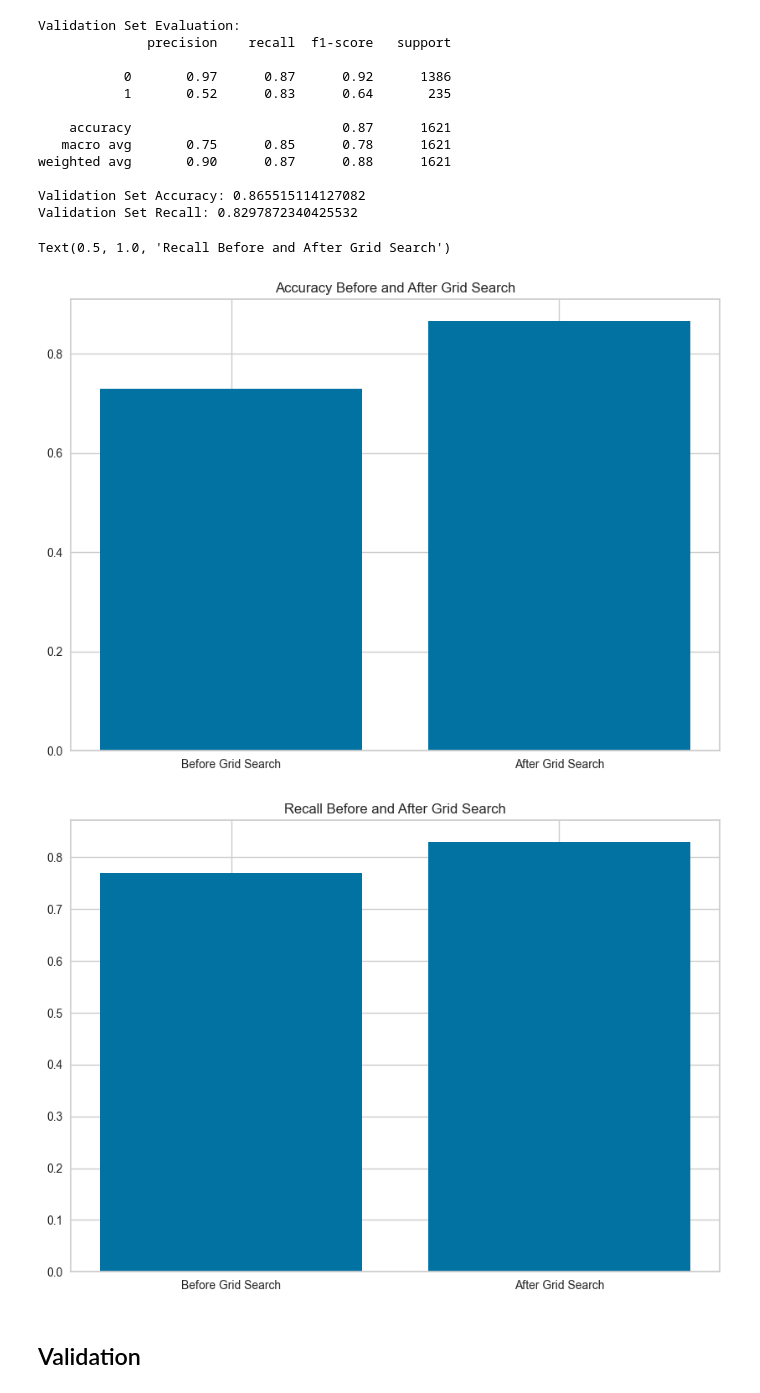
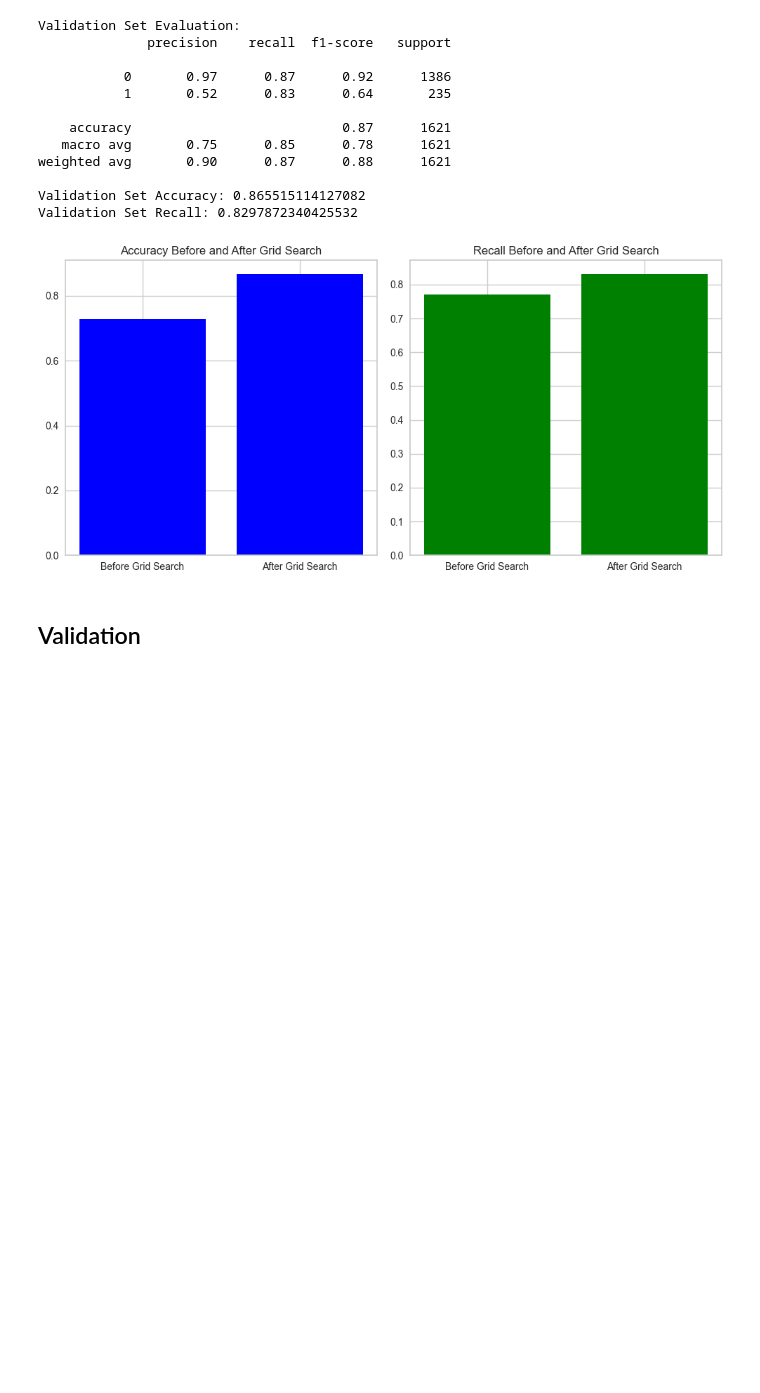
Before and after one commit to McGill-MMA-EnterpriseAnalytics/customer_churn_2024, a Jupyter notebook: Modelling/SVM, stacking.ipynb, the cells around one changed output. Saved outputs shown, nothing was run; the diff lists cells and outputs as text; code cells hidden in the pictures; blank space fills up the shorter version.

```diff
--- a/Modelling/SVM, stacking.ipynb
+++ b/Modelling/SVM, stacking.ipynb
@@ -113,26 +118,27 @@ Validation Set Recall: 0.8297872340425532
 # %%
 # Plot improvement before and after grid search
 
 from matplotlib import pyplot as plt
 
+labels = ['Before Grid Search', 'After Grid Search']
+accuracy = [0.729, 0.866]
+recall = [0.770, 0.830]
 
-labels = ['Before Grid Search', 'After Grid Search']
-accuracy = [0.729,0.866]
-recall = [0.770,0.830]
+# Plot accuracy and recall side by side
+fig, axs = plt.subplots(1, 2, figsize=(10, 5))
 
-# plot the data
-fig = plt.figure(figsize =(10, 7))
-plt.bar(labels, accuracy)
-plt.title('Accuracy Before and After Grid Search')
+# Plot accuracy
+axs[0].bar(labels, accuracy, color='blue')
+axs[0].set_title('Accuracy Before and After Grid Search')
 
+# Plot recall
+axs[1].bar(labels, recall, color='green')
+axs[1].set_title('Recall Before and After Grid Search')
 
-fig2 = plt.figure(figsize =(10, 7))
-plt.bar(labels, recall)
-plt.title('Recall Before and After Grid Search')
+plt.tight_layout()
+plt.show()
 # %% [output]
-Text(0.5, 1.0, 'Recall Before and After Grid Search')
-[figure, old version]
+[figure, new version]
-[figure, removed]
 # %% [markdown]
 ## Validation
 # %% [markdown]
```
Also changed, not shown: parts of 1 cell of this notebook.
